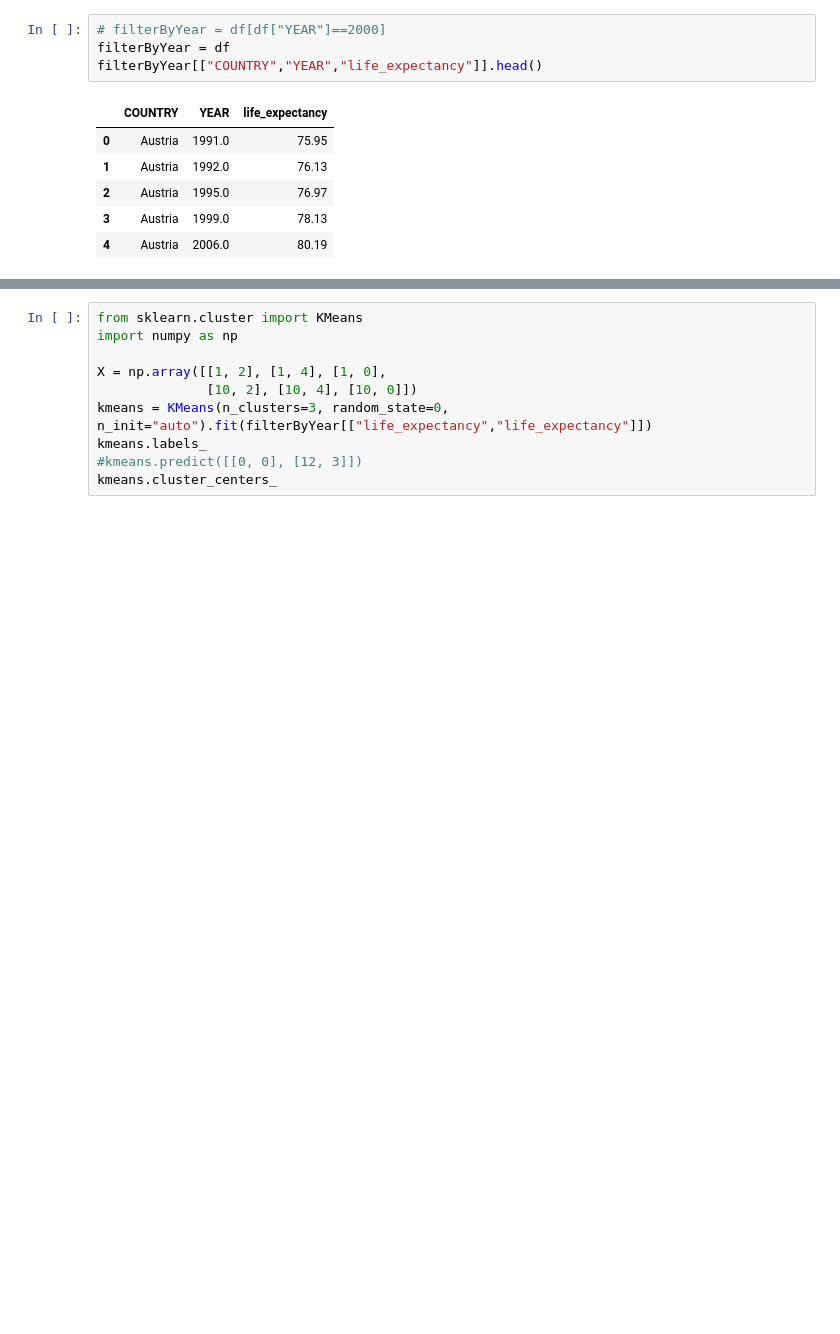
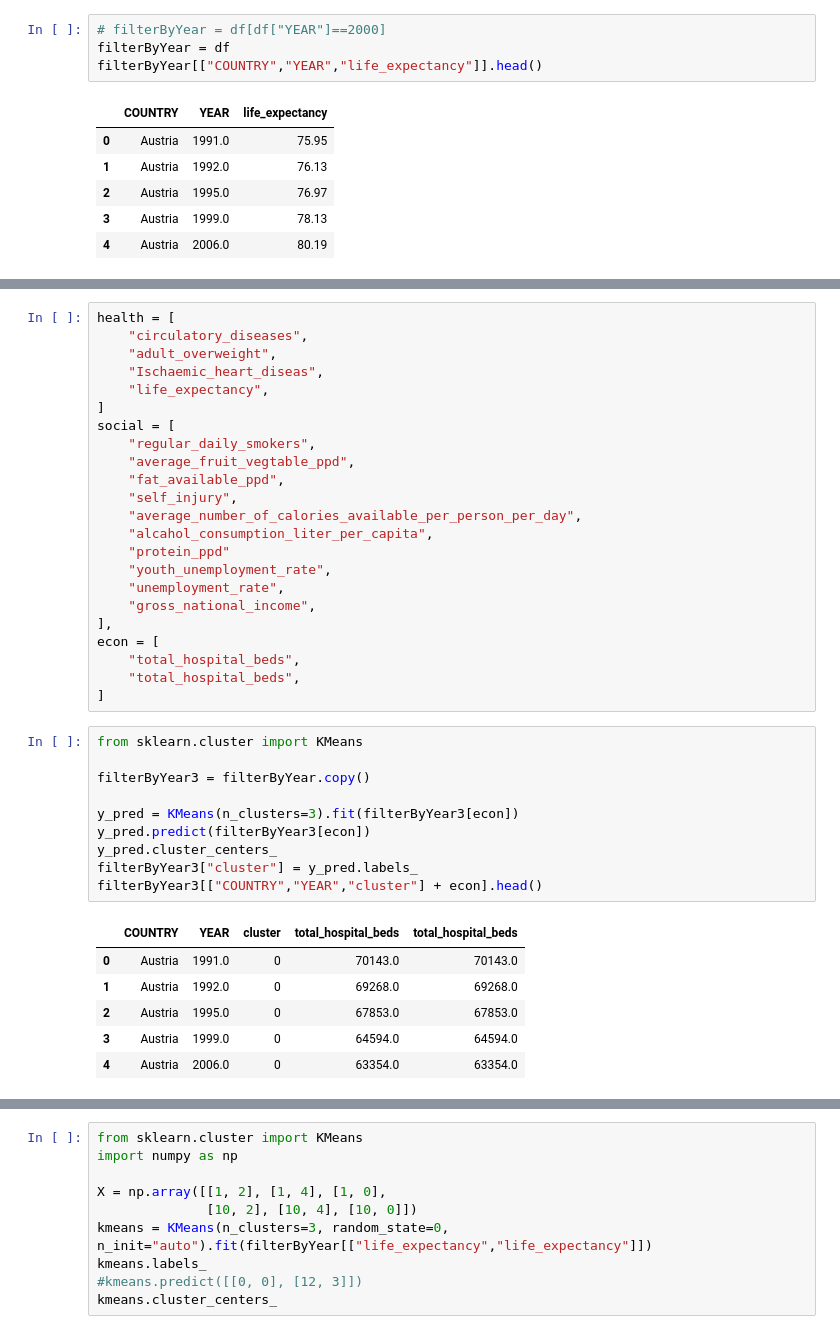
Before and after one commit to alireza1420/Datamining-UU, a Jupyter notebook: notebook_cluster_subsets.ipynb, the cells around one changed output, grey strips where cells are left out. Drawn from its saved outputs; the diff is of its cells as text; blank space fills up the shorter version.

```diff
--- a/notebook_cluster_subsets.ipynb
+++ b/notebook_cluster_subsets.ipynb
@@ -25,0 +46,40 @@ filterByYear[["COUNTRY","YEAR","life_expectancy"]].head()
+# %%
+health = [
+    "circulatory_diseases",
+    "adult_overweight",
+    "Ischaemic_heart_diseas",
+    "life_expectancy",
+]
+social = [
+    "regular_daily_smokers",
+    "average_fruit_vegtable_ppd",
+    "fat_available_ppd",
+    "self_injury",
+    "average_number_of_calories_available_per_person_per_day",
+    "alcahol_consumption_liter_per_capita",
+    "protein_ppd"
+    "youth_unemployment_rate",
+    "unemployment_rate",
+    "gross_national_income",
+],
+econ = [
+    "total_hospital_beds",
+    "total_hospital_beds",
+]
+# %%
+from sklearn.cluster import KMeans
+
+filterByYear3 = filterByYear.copy()
+
+y_pred = KMeans(n_clusters=3).fit(filterByYear3[econ])
+y_pred.predict(filterByYear3[econ])
+y_pred.cluster_centers_
+filterByYear3["cluster"] = y_pred.labels_
+filterByYear3[["COUNTRY","YEAR","cluster"] + econ].head()
+# %% [output]
+|  | COUNTRY | YEAR | cluster | total_hospital_beds | total_hospital_beds |
+| 0 | Austria | 1991.0 | 0 | 70143.0 | 70143.0 |
+| 1 | Austria | 1992.0 | 0 | 69268.0 | 69268.0 |
+| 2 | Austria | 1995.0 | 0 | 67853.0 | 67853.0 |
+| 3 | Austria | 1999.0 | 0 | 64594.0 | 64594.0 |
+| 4 | Austria | 2006.0 | 0 | 63354.0 | 63354.0 |
```
Also changed, not shown: parts of 7 cells of this notebook.
